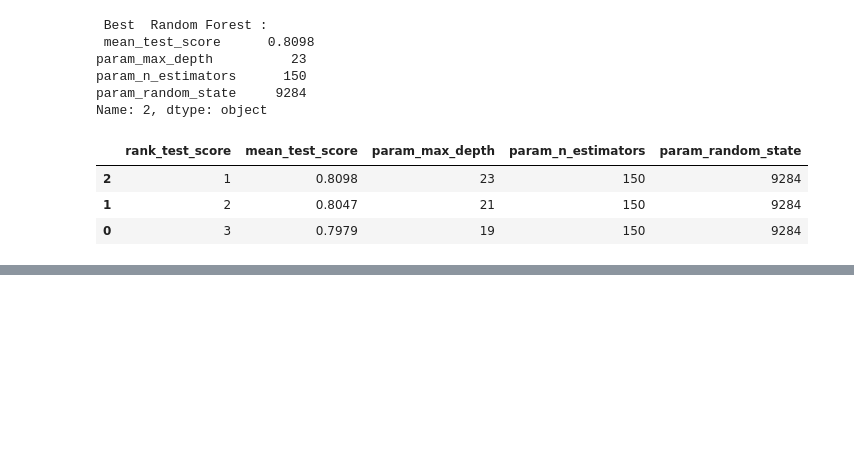
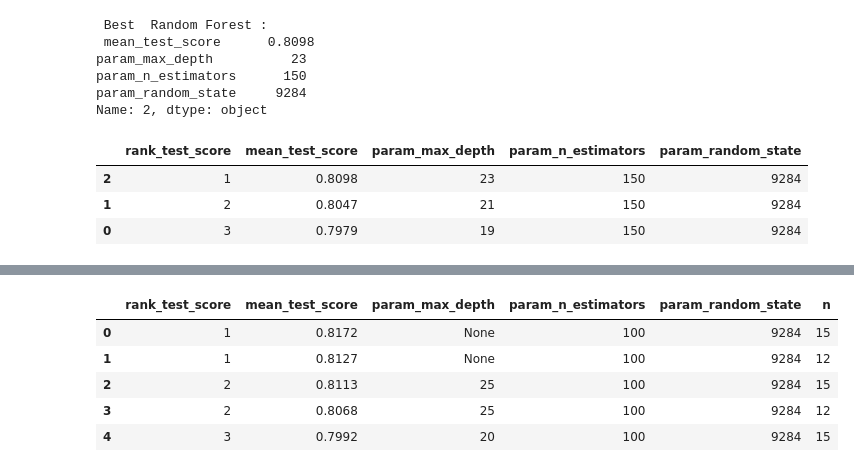
Before and after one commit to ViniciusCastillo/Test_Einstein, a Jupyter notebook: notebooks/Classification_Test.ipynb, the cells around one changed output, grey strips where cells are left out. Cells and saved outputs as stored; diff of their text form; code cells hidden in the pictures; blank space fills up the shorter version.

```diff
--- a/notebooks/Classification_Test.ipynb
+++ b/notebooks/Classification_Test.ipynb
@@ -295,0 +447,3 @@ results_xgbc
+# %%
+params = {'max_depth': [20,25,None], 'n_estimators': [100], 'random_state': [9284]}
+results_rfc = test_model_select([9, 12, 15], RandomForestClassifier(), X_train_res, y_train_res, params, 'Random Forest')
@@ -295,0 +468,9 @@ results_xgbc
+# %%
+results_rfc.head()
+# %% [output]
+|  | rank_test_score | mean_test_score | param_max_depth | param_n_estimators | param_random_state | n |
+| 0 | 1 | 0.8172 | None | 100 | 9284 | 15 |
+| 1 | 1 | 0.8127 | None | 100 | 9284 | 12 |
+| 2 | 2 | 0.8113 | 25 | 100 | 9284 | 15 |
+| 3 | 2 | 0.8068 | 25 | 100 | 9284 | 12 |
+| 4 | 3 | 0.7992 | 20 | 100 | 9284 | 15 |
```
Also changed, not shown: parts of 21 cells of this notebook.
